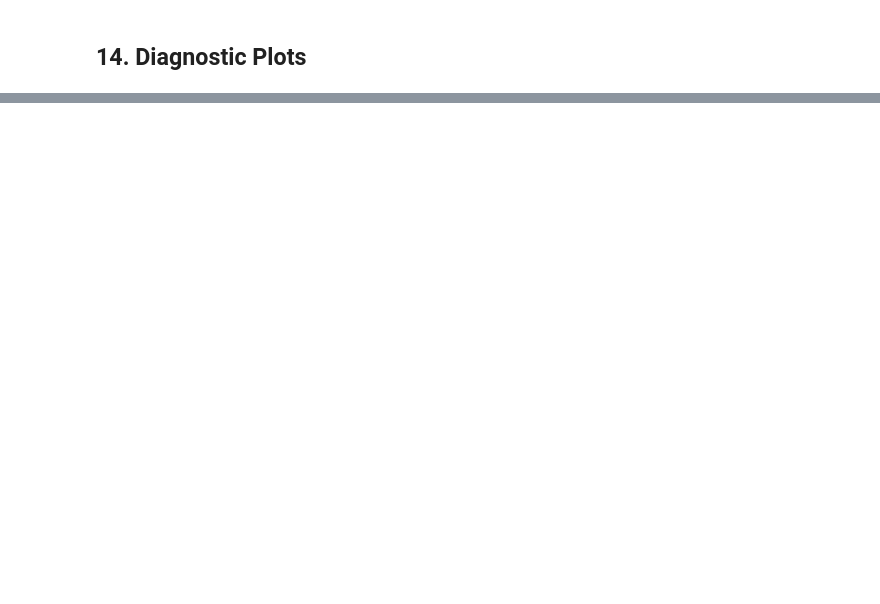
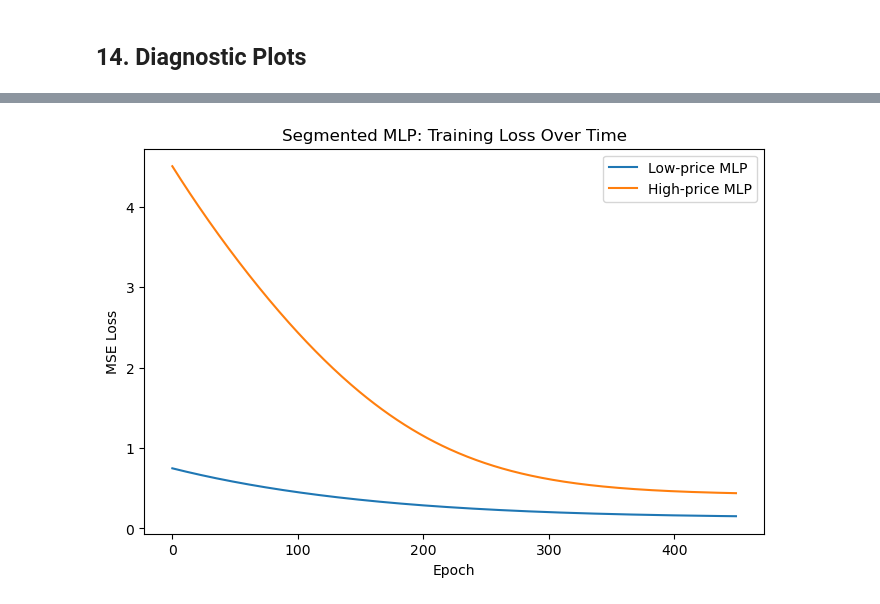
Before and after one commit to gsaw28/ds4420_finalrepo, a Jupyter notebook: Model1_Vfinal_2.ipynb, the cells around one changed output, grey strips where cells are left out. Cells and saved outputs as stored; diff of their text form; code cells hidden in the pictures; blank space fills up the shorter version.

```diff
--- a/Model1_Vfinal_2.ipynb
+++ b/Model1_Vfinal_2.ipynb
@@ -414,0 +428,11 @@ plt.show()
+# %%
+plt.figure(figsize=(8, 5))
+plt.plot(errors_low, label="Low-price MLP")
+plt.plot(errors_high, label="High-price MLP")
+plt.title("Segmented MLP: Training Loss Over Time")
+plt.xlabel("Epoch")
+plt.ylabel("MSE Loss")
+plt.legend()
+plt.show()
+# %% [output]
+[figure, added]
```
Also changed, not shown: parts of 8 cells of this notebook.
